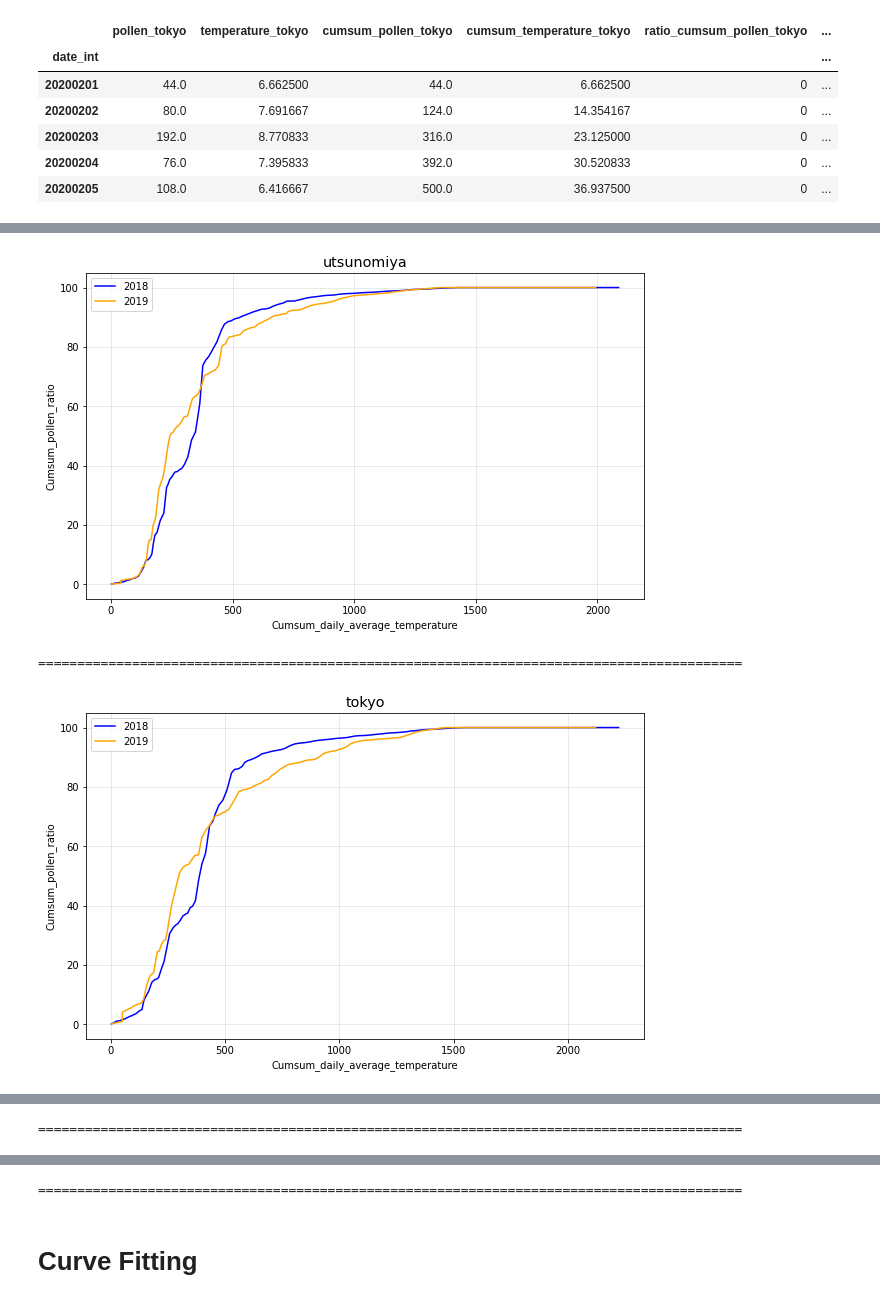
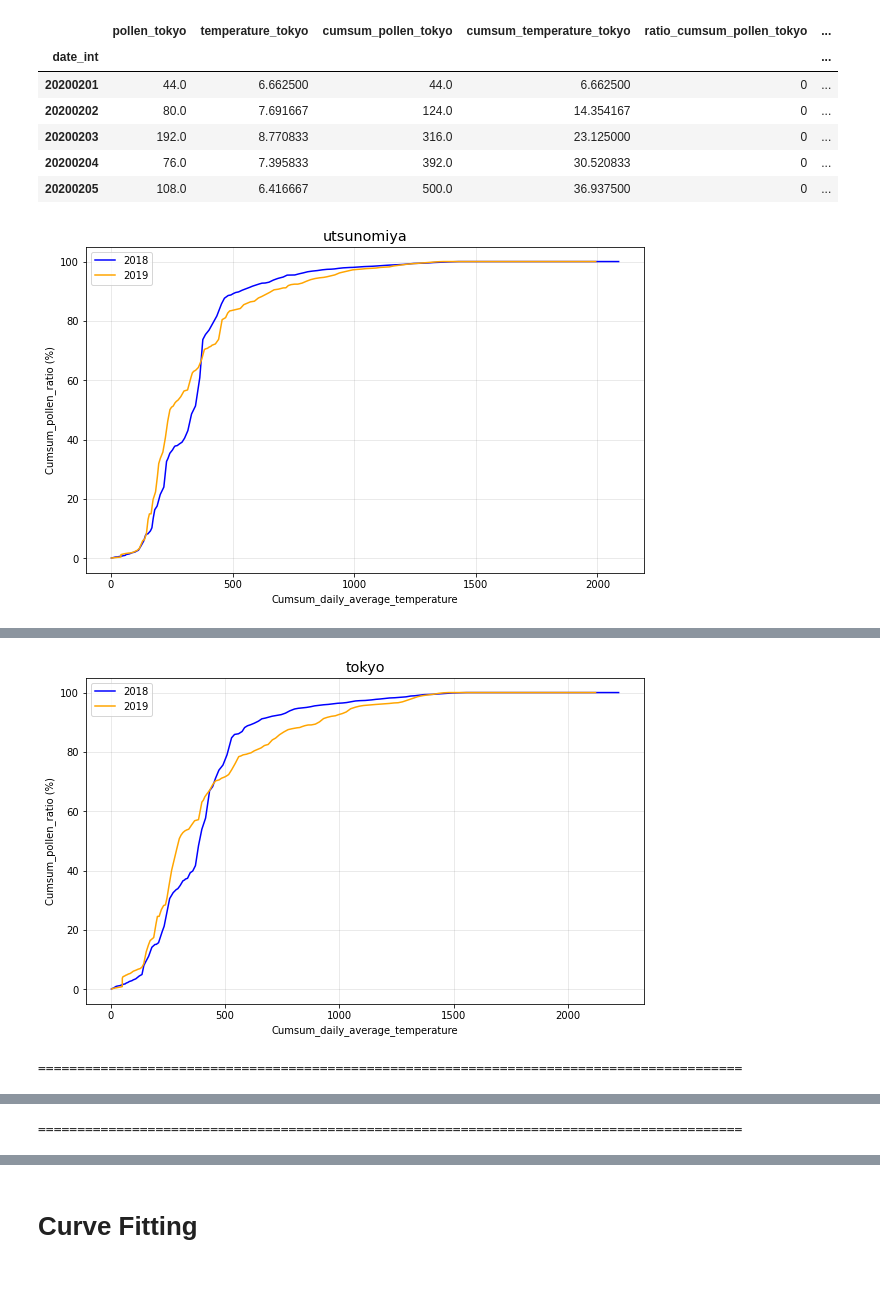
Before and after one commit to tak34/probspace_pollen, a Jupyter notebook: curve_fitting(2017抜く).ipynb, the cells around one changed output, grey strips where cells are left out. Drawn from its saved outputs; the diff is of its cells as text; code cells hidden in the pictures.

```diff
--- a/curve_fitting(2017抜く).ipynb
+++ b/curve_fitting(2017抜く).ipynb
@@ -201,31 +208,32 @@ years = [
 ]
 districts = [
     "utsunomiya",
     "tokyo",
     "chiba"
 ]
 colors = [
     # "black",
     "blue",
     "orange",
     # "red"
 ]
 
 for district in districts:
     fig, ax = plt.subplots(figsize=(10, 6))
     ax.set_title(district, size="x-large")
     ax.grid(alpha=0.2, color="gray")
     for year, color in zip(years, colors):
         df = dfs_daily[f"{district}_{year}"]
         ax.plot(df[f"cumsum_temperature_{district}"],
                 df[f"ratio_cumsum_pollen_{district}"],
                 label=year,
                 color=color)
 
     ax.set_xlabel("Cumsum_daily_average_temperature")
-    ax.set_ylabel("Cumsum_pollen_ratio")
+    ax.set_ylabel("Cumsum_pollen_ratio (%)")
     # ax2.set_ylabel("Cumsum_pollen_ratio")
     plt.legend()
     plt.show()
     print("==="*30)
 # %% [output]
+[figure, new version]
@@ -234,3 +241,2 @@ WARNING:matplotlib.font_manager:findfont: Font family ['MS Gothic'] not found. F
-[figure, old version]
+[figure, new version]
 ==========================================================================================
-[figure, old version]
@@ -239,4 +245,3 @@ WARNING:matplotlib.font_manager:findfont: Font family ['MS Gothic'] not found. F
-==========================================================================================
 # %% [markdown]
 # Curve Fitting
 # %% [markdown]
```
Also changed, not shown: parts of 5 cells of this notebook.
